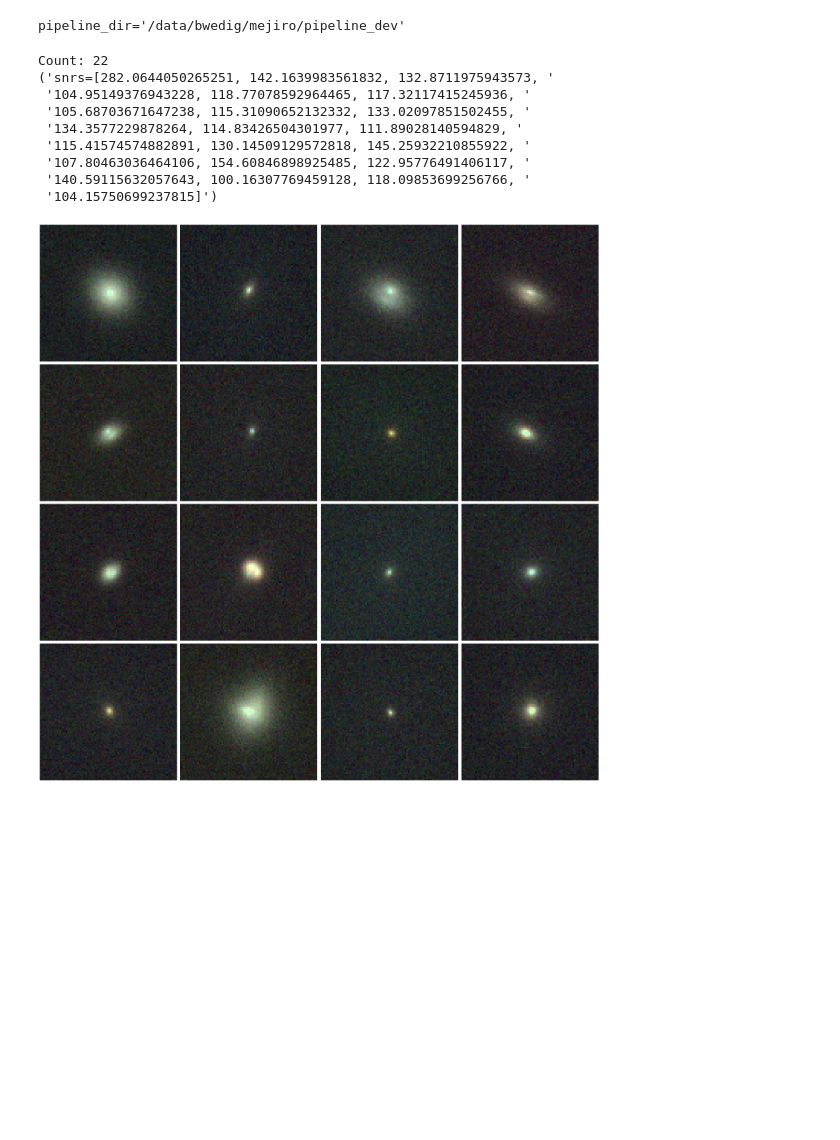
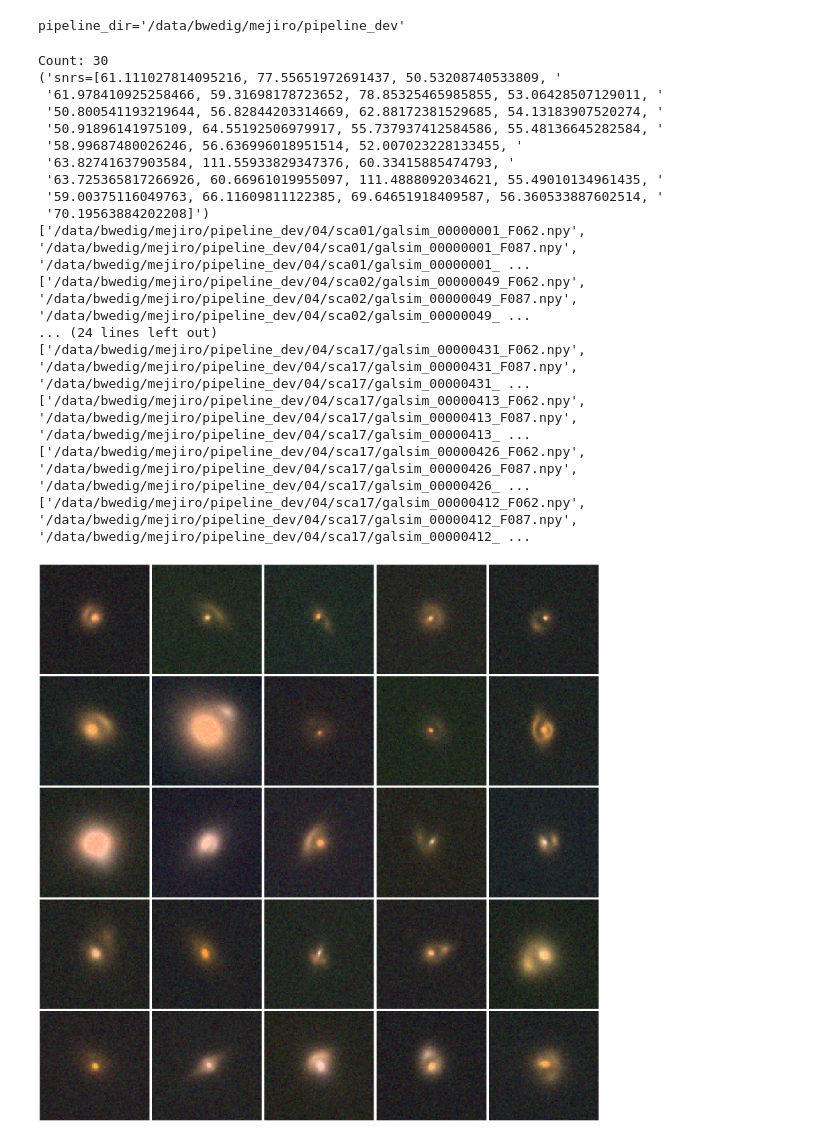
Before and after one commit to AstroMusers/mejiro, a Jupyter notebook: pipeline/subsets/high_snr.ipynb, the cells around one changed output. Saved outputs shown, nothing was run; the diff lists cells and outputs as text; code cells hidden in the pictures; blank space fills up the shorter version.

```diff
--- a/pipeline/subsets/high_snr.ipynb
+++ b/pipeline/subsets/high_snr.ipynb
@@ -41,24 +41,32 @@ all_lenses = lens_util.get_detectable_lenses(pipeline_dir, with_subhalos=True, s
 # %% [output]
 pipeline_dir='/data/bwedig/mejiro/pipeline_dev'
 # %%
-high_snr = [l for l in all_lenses if l.snr > 100]
+high_snr = [l for l in all_lenses if l.snr > 50 and l.get_einstein_radius() > 0.5]
 print(f'Count: {len(high_snr)}')
 
 uids = [l.uid for l in high_snr]
 snrs = [l.snr for l in high_snr]
 pprint(f'{snrs=}')
 
-color = [lens_util.get_sample(pipeline_dir, index=uid, model=False)[2] for uid in uids]
+color = [lens_util.get_sample(pipeline_dir, index=uid, rgb_bands=pipeline_params['rgb_bands'], model=False)[2] for uid in uids]
 
 plot.rgb_plot_grid(color, side=np.floor(np.sqrt(len(high_snr))).astype(int))
 # %% [output]
-Count: 22
-('snrs=[282.0644050265251, 142.1639983561832, 132.8711975943573, '
- '104.95149376943228, 118.77078592964465, 117.32117415245936, '
- '105.68703671647238, 115.31090652132332, 133.02097851502455, '
- '134.3577229878264, 114.83426504301977, 111.89028140594829, '
- '115.41574574882891, 130.14509129572818, 145.25932210855922, '
- '107.80463036464106, 154.60846898925485, 122.95776491406117, '
- '140.59115632057643, 100.16307769459128, 118.09853699256766, '
- '104.15750699237815]')
+Count: 30
+('snrs=[61.111027814095216, 77.55651972691437, 50.53208740533809, '
+ '61.978410925258466, 59.31698178723652, 78.85325465985855, 53.06428507129011, '
+ '50.800541193219644, 56.82844203314669, 62.88172381529685, 54.13183907520274, '
+ '50.91896141975109, 64.55192506979917, 55.737937412584586, 55.48136645282584, '
+ '58.99687480026246, 56.636996018951514, 52.007023228133455, '
+ '63.82741637903584, 111.55933829347376, 60.33415885474793, '
+ '63.725365817266926, 60.66961019955097, 111.4888092034621, 55.49010134961435, '
+ '59.00375116049763, 66.11609811122385, 69.64651918409587, 56.360533887602514, '
+ '70.19563884202208]')
+['/data/bwedig/mejiro/pipeline_dev/04/sca01/galsim_00000001_F062.npy', '/data/bwedig/mejiro/pipeline_dev/04/sca01/galsim_00000001_F087.npy', '/data/bwedig/mejiro/pipeline_dev/04/sca01/galsim_00000001_ ...
+['/data/bwedig/mejiro/pipeline_dev/04/sca02/galsim_00000049_F062.npy', '/data/bwedig/mejiro/pipeline_dev/04/sca02/galsim_00000049_F087.npy', '/data/bwedig/mejiro/pipeline_dev/04/sca02/galsim_00000049_ ...
+... (24 lines left out)
+['/data/bwedig/mejiro/pipeline_dev/04/sca17/galsim_00000431_F062.npy', '/data/bwedig/mejiro/pipeline_dev/04/sca17/galsim_00000431_F087.npy', '/data/bwedig/mejiro/pipeline_dev/04/sca17/galsim_00000431_ ...
+['/data/bwedig/mejiro/pipeline_dev/04/sca17/galsim_00000413_F062.npy', '/data/bwedig/mejiro/pipeline_dev/04/sca17/galsim_00000413_F087.npy', '/data/bwedig/mejiro/pipeline_dev/04/sca17/galsim_00000413_ ...
+['/data/bwedig/mejiro/pipeline_dev/04/sca17/galsim_00000426_F062.npy', '/data/bwedig/mejiro/pipeline_dev/04/sca17/galsim_00000426_F087.npy', '/data/bwedig/mejiro/pipeline_dev/04/sca17/galsim_00000426_ ...
+['/data/bwedig/mejiro/pipeline_dev/04/sca17/galsim_00000412_F062.npy', '/data/bwedig/mejiro/pipeline_dev/04/sca17/galsim_00000412_F087.npy', '/data/bwedig/mejiro/pipeline_dev/04/sca17/galsim_00000412_ ...
-[figure, old version]
+[figure, new version]
```
Also changed, not shown: 1 other file.
